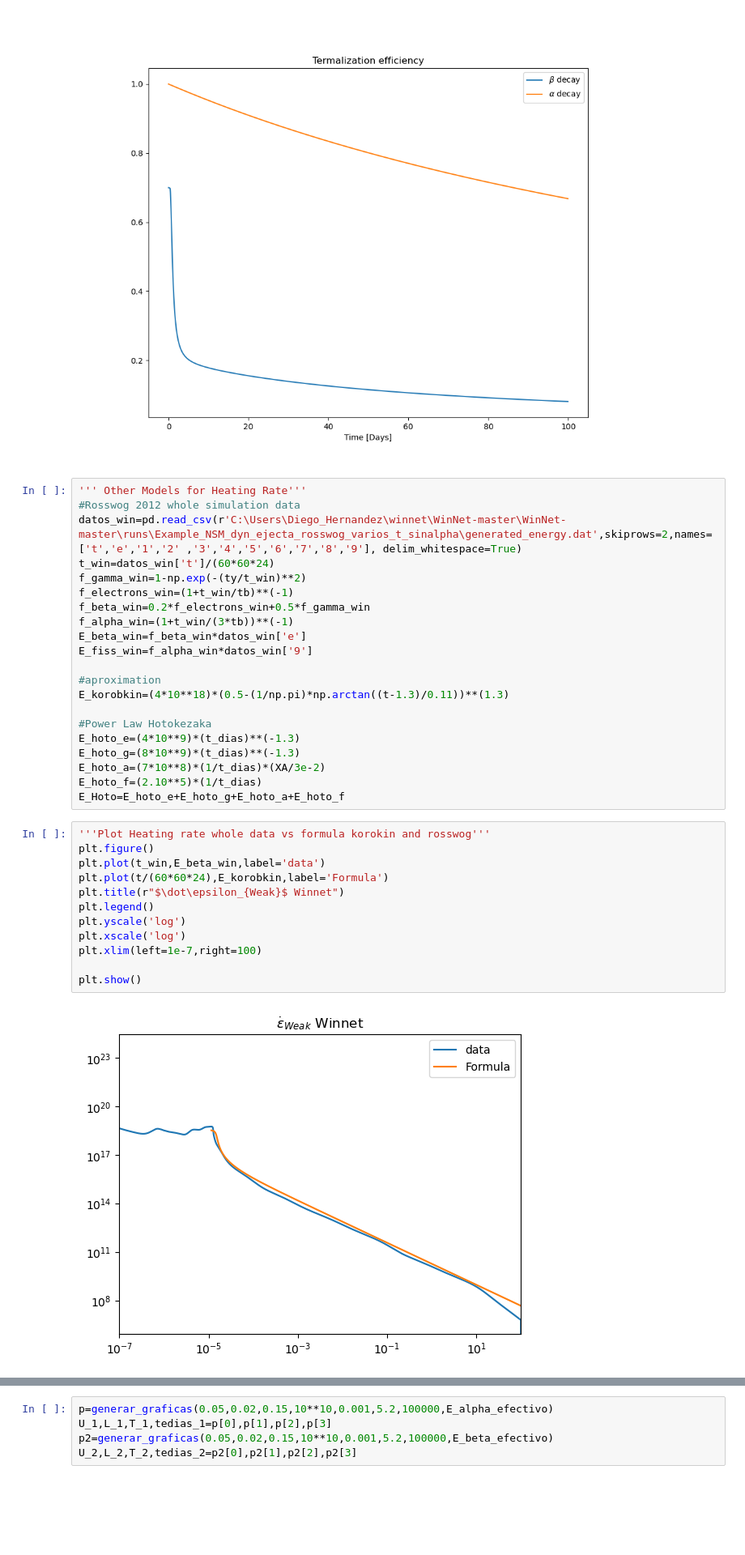
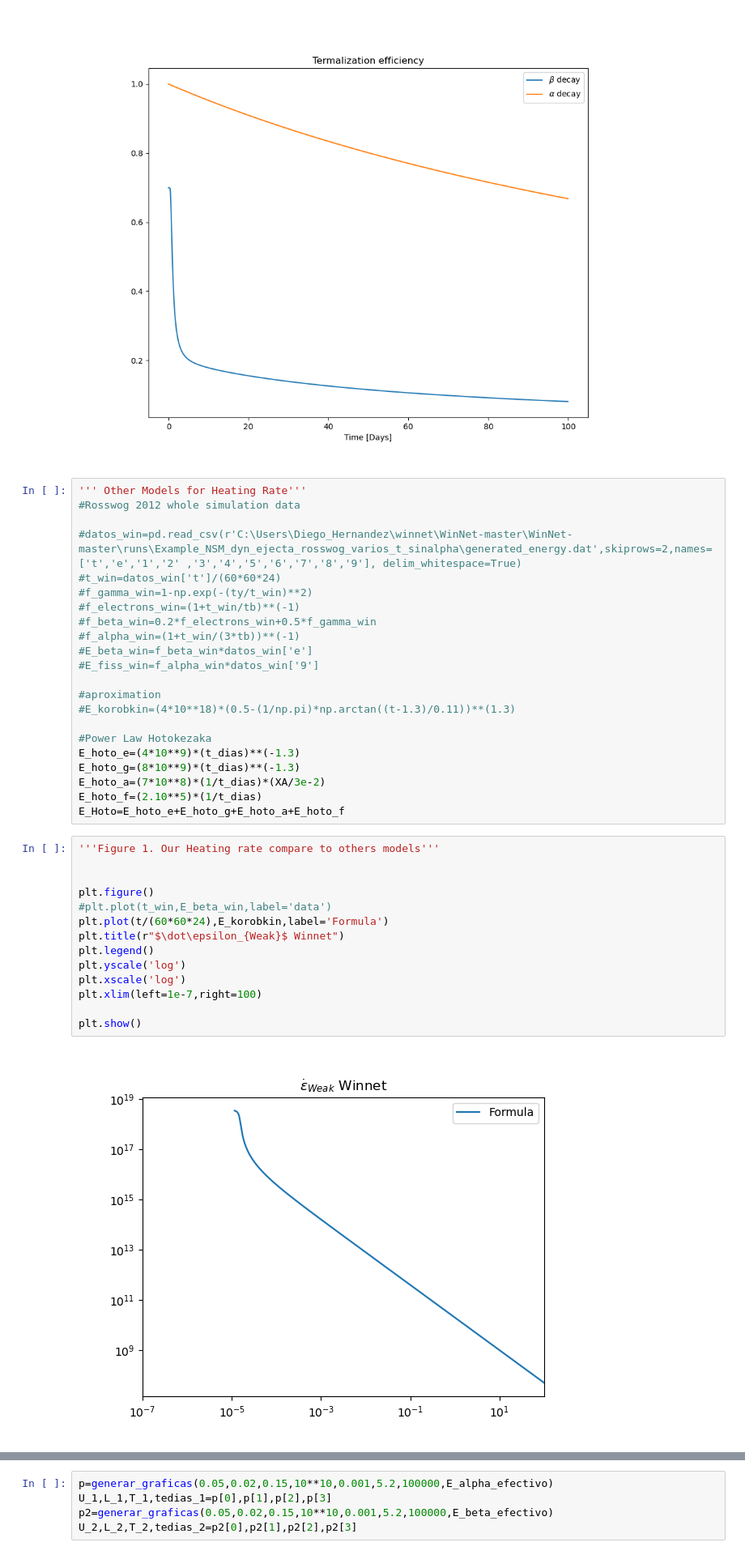
Before and after one commit to DiegoHp45/Kilonova, a Jupyter notebook: article_1.ipynb, the cells around one changed output, grey strips where cells are left out. Shown at 81% size. Drawn from its saved outputs; the diff is of its cells as text; blank space fills up the shorter version.

```diff
--- a/article_1.ipynb
+++ b/article_1.ipynb
@@ -239,17 +239,18 @@ plt.legend()
 # %%
 ''' Other Models for Heating Rate'''
 #Rosswog 2012 whole simulation data
-datos_win=pd.read_csv(r'C:\Users\Diego_Hernandez\winnet\WinNet-master\WinNet-master\runs\Example_NSM_dyn_ejecta_rosswog_varios_t_sinalpha\generated_energy.dat',skiprows=2,names=['t','e','1','2' ,'3','4','5','6','7','8','9'], delim_whitespace=True)
-t_win=datos_win['t']/(60*60*24)
-f_gamma_win=1-np.exp(-(ty/t_win)**2)
-f_electrons_win=(1+t_win/tb)**(-1)
-f_beta_win=0.2*f_electrons_win+0.5*f_gamma_win
-f_alpha_win=(1+t_win/(3*tb))**(-1)
-E_beta_win=f_beta_win*datos_win['e']
-E_fiss_win=f_alpha_win*datos_win['9']
+
+#datos_win=pd.read_csv(r'C:\Users\Diego_Hernandez\winnet\WinNet-master\WinNet-master\runs\Example_NSM_dyn_ejecta_rosswog_varios_t_sinalpha\generated_energy.dat',skiprows=2,names=['t','e','1','2' ,'3','4','5','6','7','8','9'], delim_whitespace=True)
+#t_win=datos_win['t']/(60*60*24)
+#f_gamma_win=1-np.exp(-(ty/t_win)**2)
+#f_electrons_win=(1+t_win/tb)**(-1)
+#f_beta_win=0.2*f_electrons_win+0.5*f_gamma_win
+#f_alpha_win=(1+t_win/(3*tb))**(-1)
+#E_beta_win=f_beta_win*datos_win['e']
+#E_fiss_win=f_alpha_win*datos_win['9']
 
 #aproximation
-E_korobkin=(4*10**18)*(0.5-(1/np.pi)*np.arctan((t-1.3)/0.11))**(1.3)
+#E_korobkin=(4*10**18)*(0.5-(1/np.pi)*np.arctan((t-1.3)/0.11))**(1.3)
 
 #Power Law Hotokezaka
 E_hoto_e=(4*10**9)*(t_dias)**(-1.3)
@@ -258,19 +259,21 @@ E_hoto_a=(7*10**8)*(1/t_dias)*(XA/3e-2)
 E_hoto_f=(2.10**5)*(1/t_dias)
 E_Hoto=E_hoto_e+E_hoto_g+E_hoto_a+E_hoto_f
 # %%
-'''Plot Heating rate whole data vs formula korokin and rosswog'''
+'''Figure 1. Our Heating rate compare to others models'''
+
+
 plt.figure()
-plt.plot(t_win,E_beta_win,label='data')
+#plt.plot(t_win,E_beta_win,label='data')
 plt.plot(t/(60*60*24),E_korobkin,label='Formula')
 plt.title(r"$\dot\epsilon_{Weak}$ Winnet")
 plt.legend()
 plt.yscale('log')
 plt.xscale('log')
 plt.xlim(left=1e-7,right=100)
 
 plt.show()
 # %% [output]
-[figure, old version]
+[figure, new version]
 # %%
 '''Figure 1. article, plot Heating rates for models'''
 fig, (ax2, ax3)=plt.subplots(1,2, figsize=(12,4))
```
Also changed, not shown: parts of 5 cells of this notebook.
